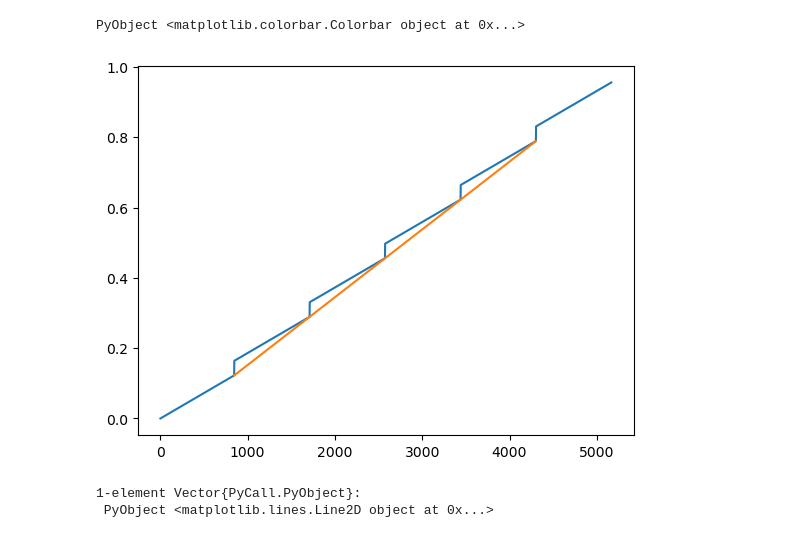
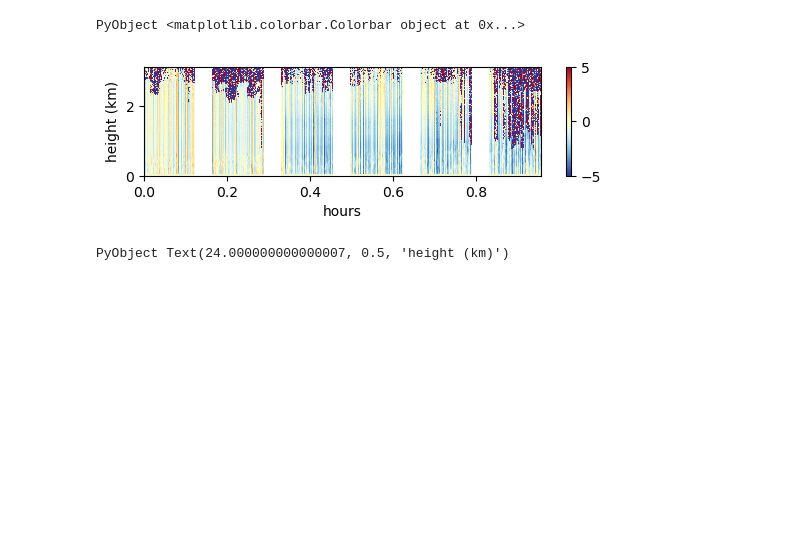
Before and after one commit to deszoeke/lidar, a Jupyter notebook: lidar2019/read_streamlinexr.ipynb, the cells around one changed output. Drawn from its saved outputs; the diff is of its cells as text; code cells hidden in the pictures; blank space fills up the shorter version.

Commit message:
plot_stares in nb

```diff
--- a/lidar2019/read_streamlinexr.ipynb
+++ b/lidar2019/read_streamlinexr.ipynb
@@ -308,14 +308,38 @@ colorbar()
 # %% [output]
 [figure]
 PyObject <matplotlib.colorbar.Colorbar object at 0x...>
-# %%
-plot(beams[:time].-beams[:time][1])
-
-# find continuous time chunks
-fi = findall( diff(beams[:time]).*60 .> 1.0 ) # last index of continuous chunks
-
-plot(fi, (beams[:time].-beams[:time][1])[fi])
-# %% [output]
-[figure, removed]
-1-element Vector{PyCall.PyObject}:
- PyObject <matplotlib.lines.Line2D object at 0x...>
+# %%
+plot(beams[:time].-beams[:time][1])
+
+"find start and end indices of continuous time chunks"
+function index_chunks(time, dt=1/60)
+    fi = findall( diff(time) .> dt ) # last index of continuous chunks
+    sti = [1; fi.+1]
+    eni = [fi; length(time)]
+    return sti, eni
+end
+
+sti,eni = index_chunks(beams[:time])
+
+# plot(fi, (beams[:time].-beams[:time][1])[fi])
+# plot(sti, beams[:time][sti].-beams[:time][1], color="g", marker="o", linestyle="none")
+# plot(eni, beams[:time][eni].-beams[:time][1], color="r", marker="x", linestyle="none")
+
+function plot_stares(time, height, dopplervel)
+    sti,eni = index_chunks(beams[:time])
+    for rng in range.(sti, eni)
+        pcolormesh(time[rng], height, pd(dopplervel[rng,:]),
+            cmap=ColorMap("RdYlBu_r"),
+            vmin=-5, vmax=5 )
+    end
+end
+
+clf()
+subplot(3,1,1)
+plot_stares(beams[:time].-beams[:time][1], beams[:height]/1e3, beams[:dopplervel])
+colorbar()
+xlabel("hours")
+ylabel("height (km)")
+# %% [output]
+[figure, added]
+PyObject Text(24.000000000000007, 0.5, 'height (km)')
```
